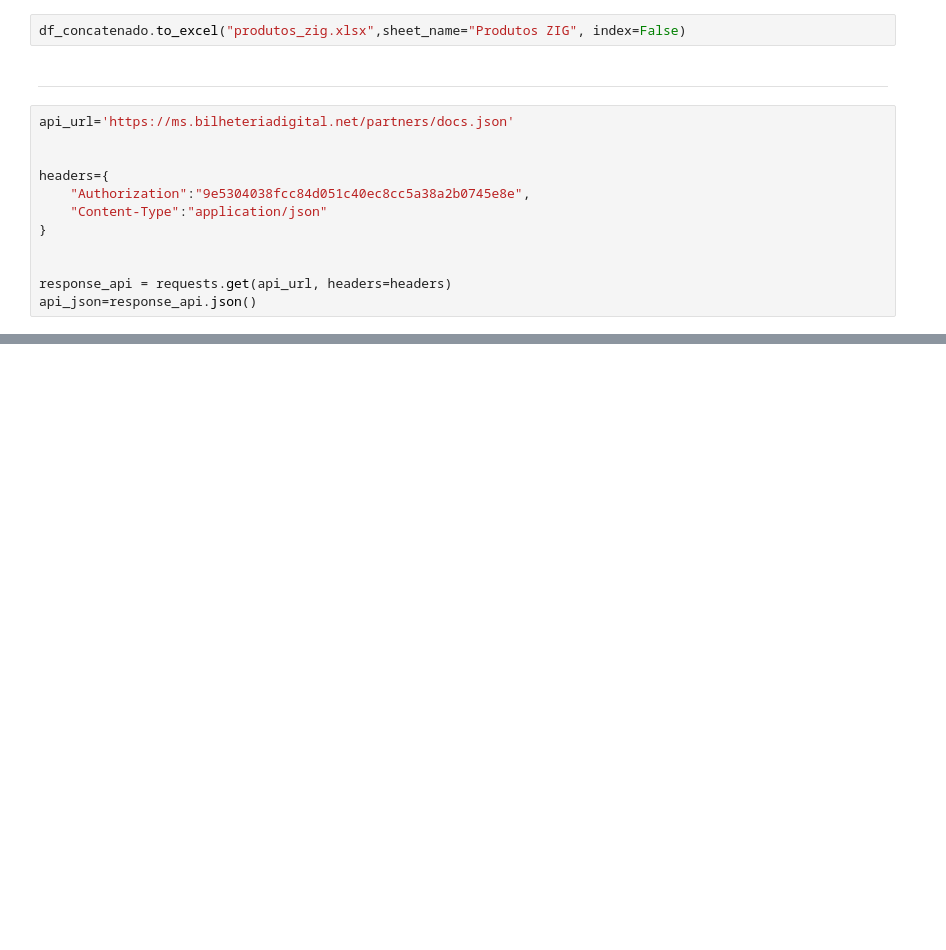
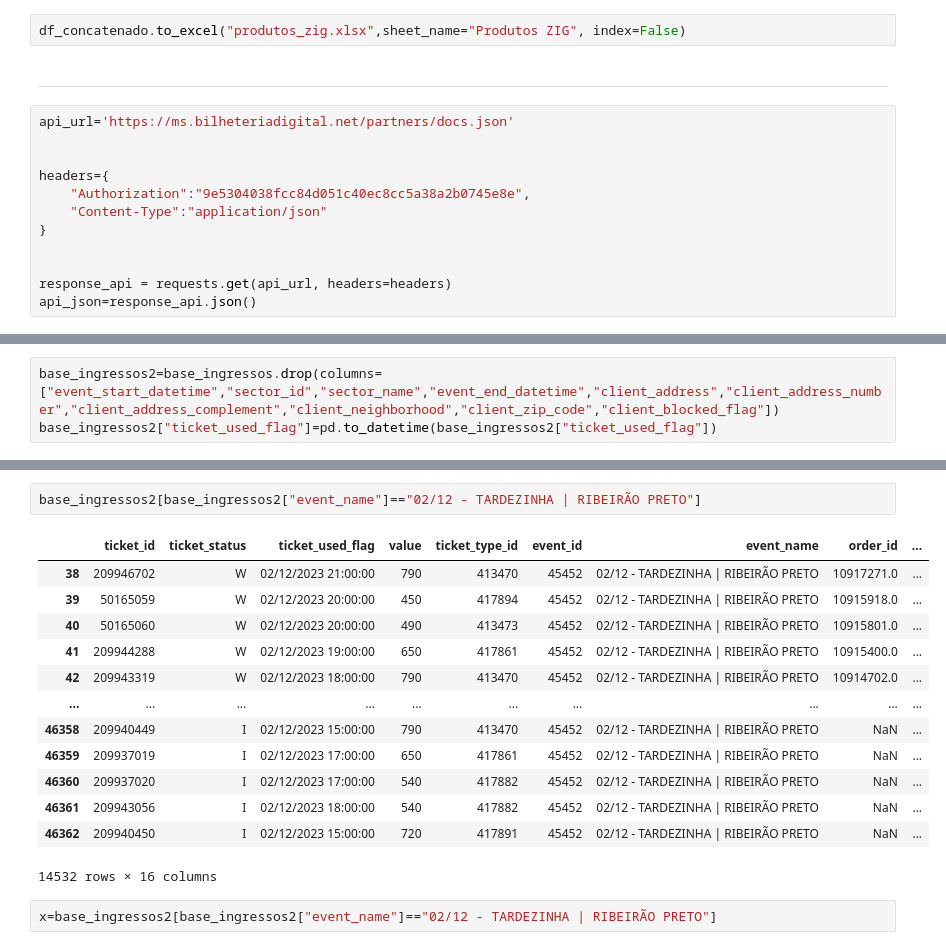
Before and after one commit to mateusono1/CB-Produ-es, a Jupyter notebook: Bilheteria_Digital.ipynb, the cells around one changed output, grey strips where cells are left out. Cells and saved outputs as stored; diff of their text form; blank space fills up the shorter version.

```diff
--- a/Bilheteria_Digital.ipynb
+++ b/Bilheteria_Digital.ipynb
@@ -186,0 +232,3 @@ teste_df
+# %%
+base_ingressos2=base_ingressos.drop(columns=["event_start_datetime","sector_id","sector_name","event_end_datetime","client_address","client_address_number","client_address_complement","client_neighborhood","client_zip_code","client_blocked_flag"])
+base_ingressos2["ticket_used_flag"]=pd.to_datetime(base_ingressos2["ticket_used_flag"])
@@ -186,0 +295,18 @@ teste_df
+# %%
+base_ingressos2[base_ingressos2["event_name"]=="02/12 - TARDEZINHA | RIBEIRÃO PRETO"]
+# %% [output]
+|  | ticket_id | ticket_status | ticket_used_flag | value | ticket_type_id | event_id | event_name | order_id | ... |
+| 38 | 209946702 | W | 02/12/2023 21:00:00 | 790 | 413470 | 45452 | 02/12 - TARDEZINHA | RIBEIRÃO PRETO | 10917271.0 | ... |
+| 39 | 50165059 | W | 02/12/2023 20:00:00 | 450 | 417894 | 45452 | 02/12 - TARDEZINHA | RIBEIRÃO PRETO | 10915918.0 | ... |
+| 40 | 50165060 | W | 02/12/2023 20:00:00 | 490 | 413473 | 45452 | 02/12 - TARDEZINHA | RIBEIRÃO PRETO | 10915801.0 | ... |
+| 41 | 209944288 | W | 02/12/2023 19:00:00 | 650 | 417861 | 45452 | 02/12 - TARDEZINHA | RIBEIRÃO PRETO | 10915400.0 | ... |
+| 42 | 209943319 | W | 02/12/2023 18:00:00 | 790 | 413470 | 45452 | 02/12 - TARDEZINHA | RIBEIRÃO PRETO | 10914702.0 | ... |
+| ... | ... | ... | ... | ... | ... | ... | ... | ... | ... |
+| 46358 | 209940449 | I | 02/12/2023 15:00:00 | 790 | 413470 | 45452 | 02/12 - TARDEZINHA | RIBEIRÃO PRETO | NaN | ... |
+| 46359 | 209937019 | I | 02/12/2023 17:00:00 | 650 | 417861 | 45452 | 02/12 - TARDEZINHA | RIBEIRÃO PRETO | NaN | ... |
+| 46360 | 209937020 | I | 02/12/2023 17:00:00 | 540 | 417882 | 45452 | 02/12 - TARDEZINHA | RIBEIRÃO PRETO | NaN | ... |
+| 46361 | 209943056 | I | 02/12/2023 18:00:00 | 540 | 417882 | 45452 | 02/12 - TARDEZINHA | RIBEIRÃO PRETO | NaN | ... |
+| 46362 | 209940450 | I | 02/12/2023 15:00:00 | 720 | 417891 | 45452 | 02/12 - TARDEZINHA | RIBEIRÃO PRETO | NaN | ... |
+14532 rows × 16 columns
+# %%
+x=base_ingressos2[base_ingressos2["event_name"]=="02/12 - TARDEZINHA | RIBEIRÃO PRETO"]
```
Also changed, not shown: parts of 15 cells of this notebook.
